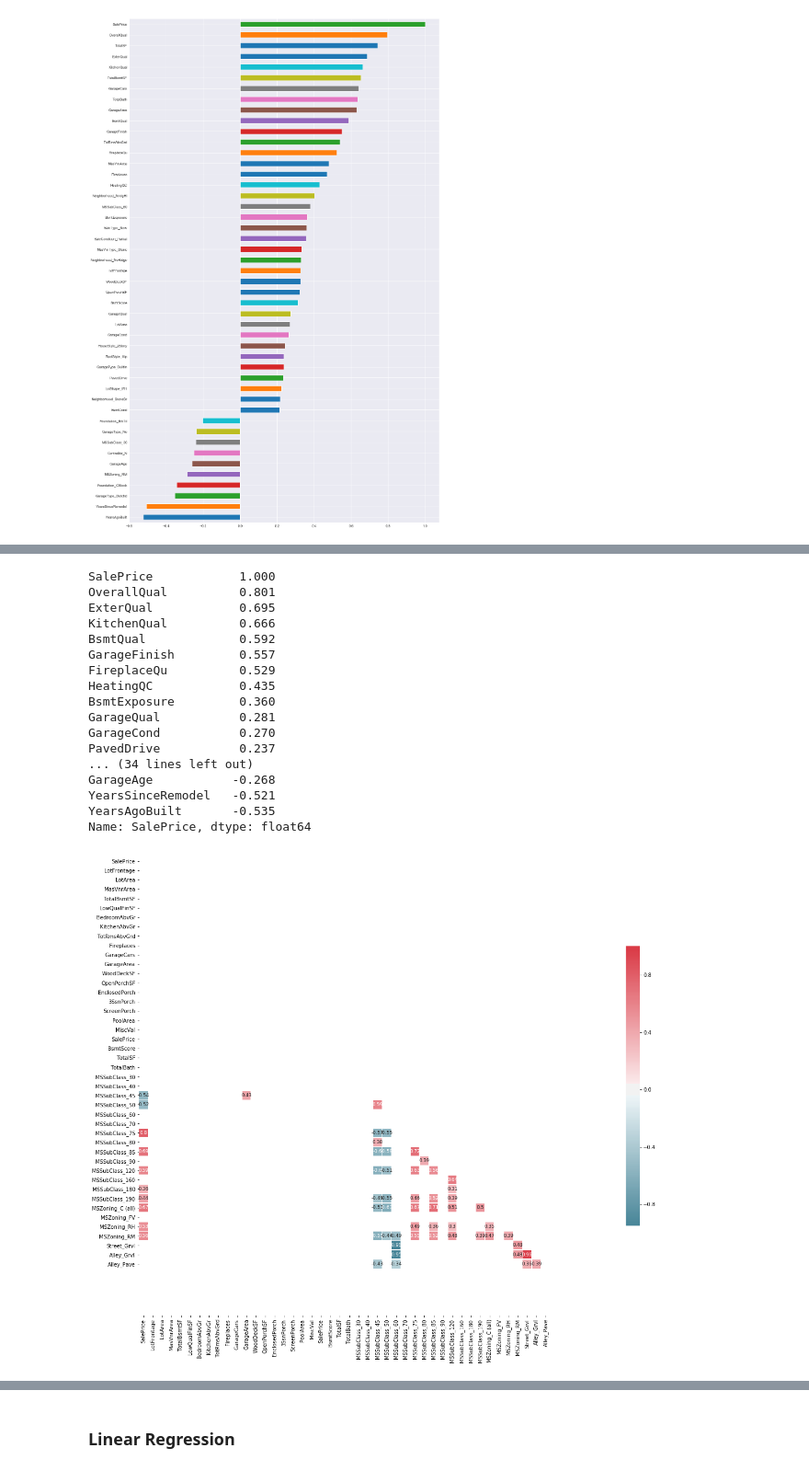
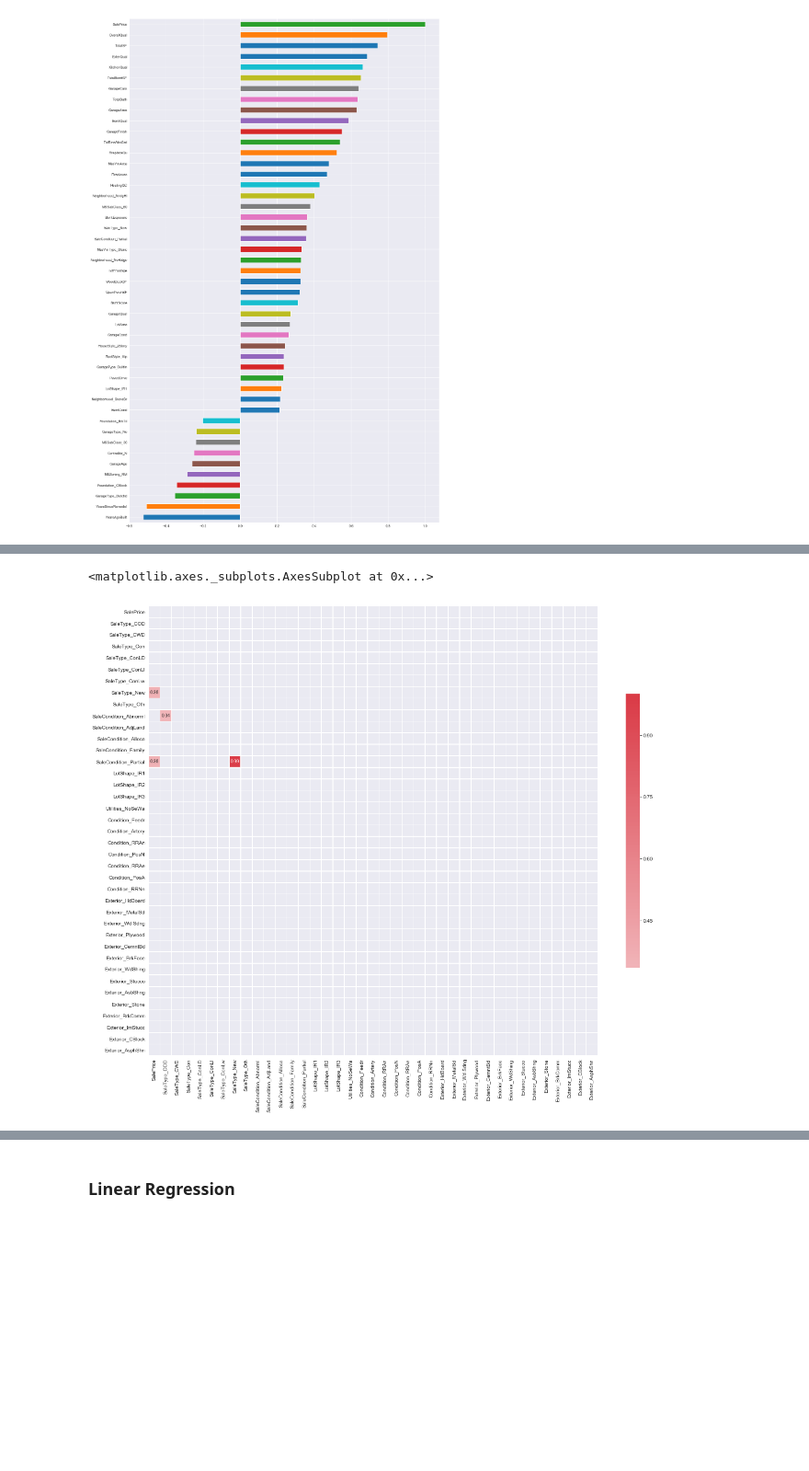
Before and after one commit to cchen17/machine-learning_house-prices, a Jupyter notebook: denise/EDA and Feature Selection.ipynb, the cells around one changed output, grey strips where cells are left out. Shown at 92% size. Drawn from its saved outputs; the diff is of its cells as text; code cells hidden in the pictures; blank space fills up the shorter version.

```diff
--- a/denise/EDA and Feature Selection.ipynb
+++ b/denise/EDA and Feature Selection.ipynb
@@ -382,78 +207,22 @@ Name: SalePrice, dtype: float64
 # %%
-explore4 = train[['SalePrice','Utilities_NoSeWa', 'Condition_Feedr', 'Condition_Artery',
- 'Condition_RRAn',
- 'Condition_PosN',
- 'Condition_RRAe',
- 'Condition_PosA',
- 'Condition_RRNn',
- 'Exterior_HdBoard',
- 'Exterior_MetalSd',
- 'Exterior_Wd Sdng',
- 'Exterior_Plywood',
- 'Exterior_CemntBd',
- 'Exterior_BrkFace',
- 'Exterior_WdShing',
- 'Exterior_Stucco',
- 'Exterior_AsbShng',
- 'Exterior_Stone',
- 'Exterior_BrkComm',
- 'Exterior_ImStucc',
- 'Exterior_CBlock',
- 'Exterior_AsphShn',
- 'Condition_RRNe',
- 'Exterior_Other',
- 'YearsAgoBuilt',
- 'YearsSinceRemodel',
- 'GarageAge',
- 'YearsSinceSale',
- 'OverallQual',
- 'OverallCond',
- 'ExterQual',
- 'ExterCond',
- 'BsmtQual',
- 'BsmtCond',
- 'BsmtExposure',
- 'HeatingQC',
- 'KitchenQual',
- 'Functional',
- 'FireplaceQu',
- 'GarageFinish',
- 'GarageQual',
- 'GarageCond',
- 'PavedDrive',
- 'PoolQC',
- 'Fence',
- 'MoSold_Autumn',
- 'MoSold_Summer',
- 'MoSold_Winter']]
+explore4 = train[['SalePrice', 'SaleType_COD', 'SaleType_CWD', 'SaleType_Con', 'SaleType_ConLD', 'SaleType_ConLI',
+                  'SaleType_ConLw', 'SaleType_New', 'SaleType_Oth', 'SaleCondition_Abnorml', 'SaleCondition_AdjLand',
+                  'SaleCondition_Alloca', 'SaleCondition_Family', 'SaleCondition_Partial', 'LotShape_IR1',
+                  'LotShape_IR2', 'LotShape_IR3', 'Utilities_NoSeWa', 'Condition_Feedr','Condition_Artery',
+                  'Condition_RRAn', 'Condition_PosN', 'Condition_RRAe', 'Condition_PosA', 'Condition_RRNn',
+                  'Exterior_HdBoard', 'Exterior_MetalSd', 'Exterior_Wd Sdng', 'Exterior_Plywood',
+                  'Exterior_CemntBd', 'Exterior_BrkFace', 'Exterior_WdShing', 'Exterior_Stucco', 'Exterior_AsbShng',
+                  'Exterior_Stone', 'Exterior_BrkComm', 'Exterior_ImStucc', 'Exterior_CBlock', 'Exterior_AsphShn']]
 corr4 = explore4.corr()
 f, ax = plt.subplots(figsize=(20,20))
 mask = np.zeros_like(corr4, dtype=np.bool)
 mask[np.triu_indices_from(mask)] = True
 cmap = sns.diverging_palette(220, 10, as_cmap=True)
 sns.heatmap(corr4[(corr4 > 0.3)| (corr4 < -0.3)], mask=mask, cmap=cmap,
-            xticklabels=corr1.columns.values,
-            yticklabels=corr1.columns.values,
+            xticklabels=corr4.columns.values,
+            yticklabels=corr4.columns.values,
             center=0,
             square=True, linewidths=.5, annot=True, annot_kws={'size': 9}, cbar_kws={"shrink": .5})
-corr4.sort_values(["SalePrice"], ascending = False, inplace = True)
-print(corr4.SalePrice)
 # %% [output]
-SalePrice            1.000
-OverallQual          0.801
-ExterQual            0.695
-KitchenQual          0.666
-BsmtQual             0.592
-GarageFinish         0.557
-FireplaceQu          0.529
-HeatingQC            0.435
-BsmtExposure         0.360
-GarageQual           0.281
-GarageCond           0.270
-PavedDrive           0.237
-... (34 lines left out)
-GarageAge           -0.268
-YearsSinceRemodel   -0.521
-YearsAgoBuilt       -0.535
-Name: SalePrice, dtype: float64
+<matplotlib.axes._subplots.AxesSubplot at 0x...>
-[figure, old version]
+[figure, new version]
```
Also changed, not shown: parts of 14 cells of this notebook, 3 other files.
